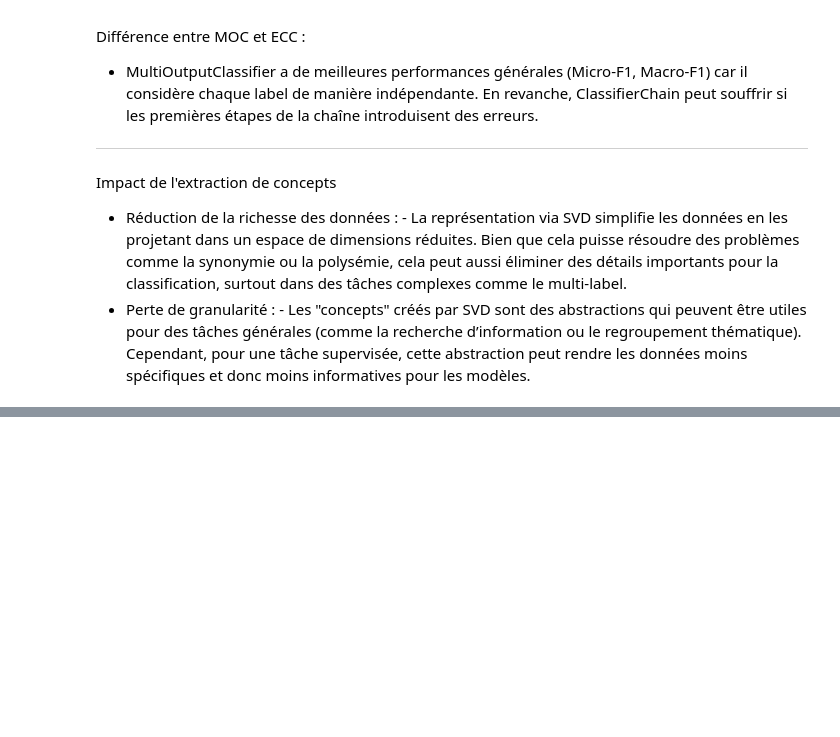
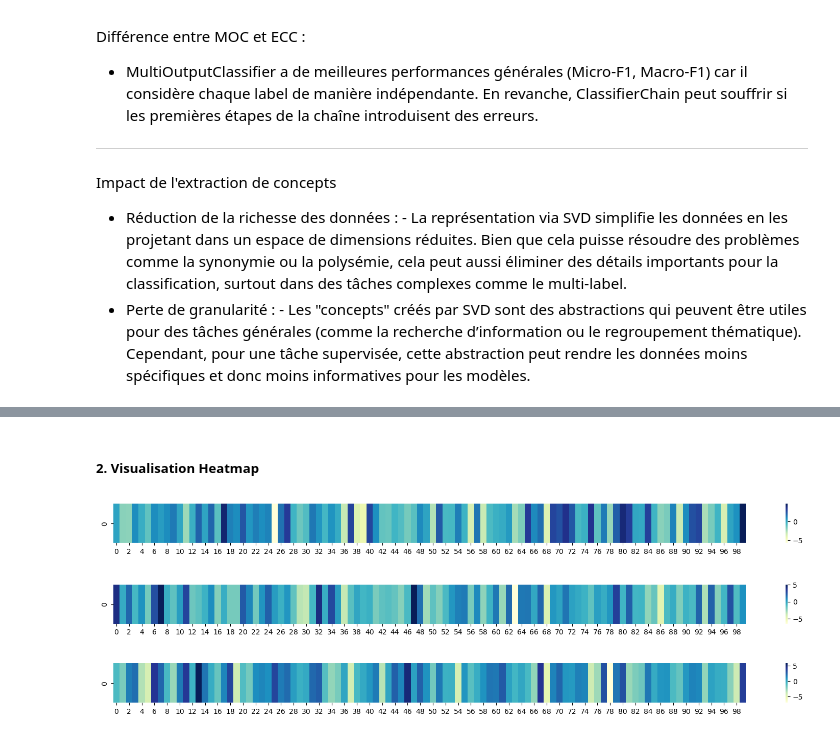
Before and after one commit to jdutel42/TAA, a Jupyter notebook: TP/TP2_MLL_NLP/TAA_TP2.ipynb, the cells around one changed output, grey strips where cells are left out. Drawn from its saved outputs; the diff is of its cells as text; code cells hidden in the pictures; blank space fills up the shorter version.

```diff
--- a/TP/TP2_MLL_NLP/TAA_TP2.ipynb
+++ b/TP/TP2_MLL_NLP/TAA_TP2.ipynb
@@ -207,0 +272,10 @@ Impact de l'extraction de concepts
+# %% [markdown]
+##### 2. Visualisation Heatmap
+# %%
+taa.simple_plot_W2V_heatmap(model.wv['surgeon'])
+taa.simple_plot_W2V_heatmap(model.wv['nurse'])
+taa.simple_plot_W2V_heatmap(model.wv['boy'])
+# %% [output]
+[figure, added]
+[figure, added]
+[figure, added]
```
Also changed, not shown: parts of 52 cells of this notebook, 5 other files.
